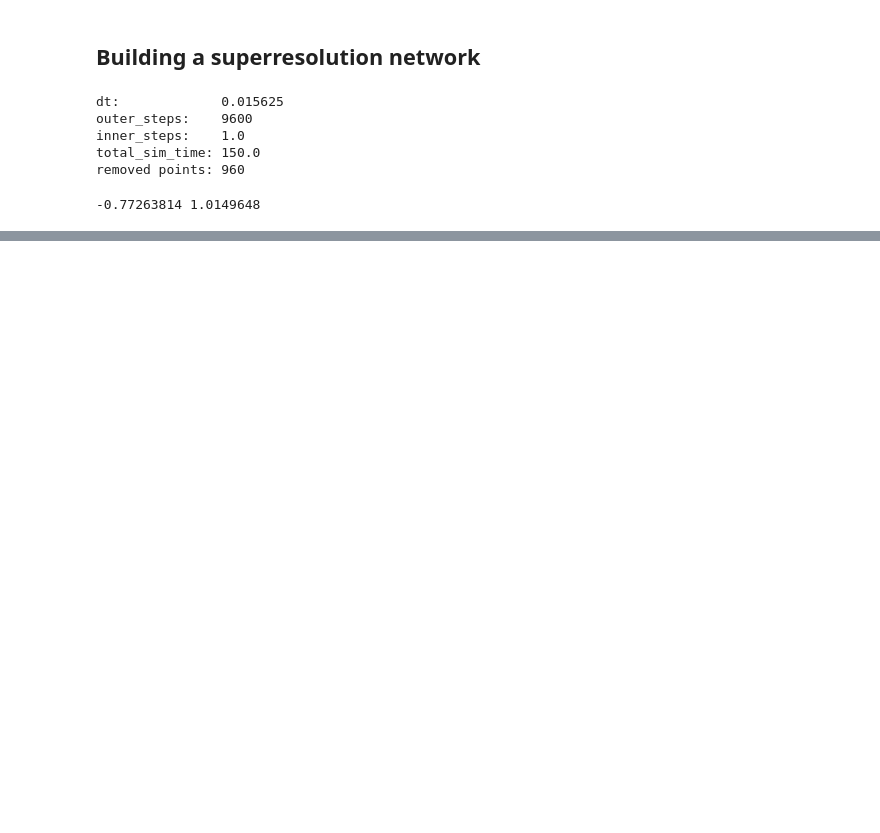
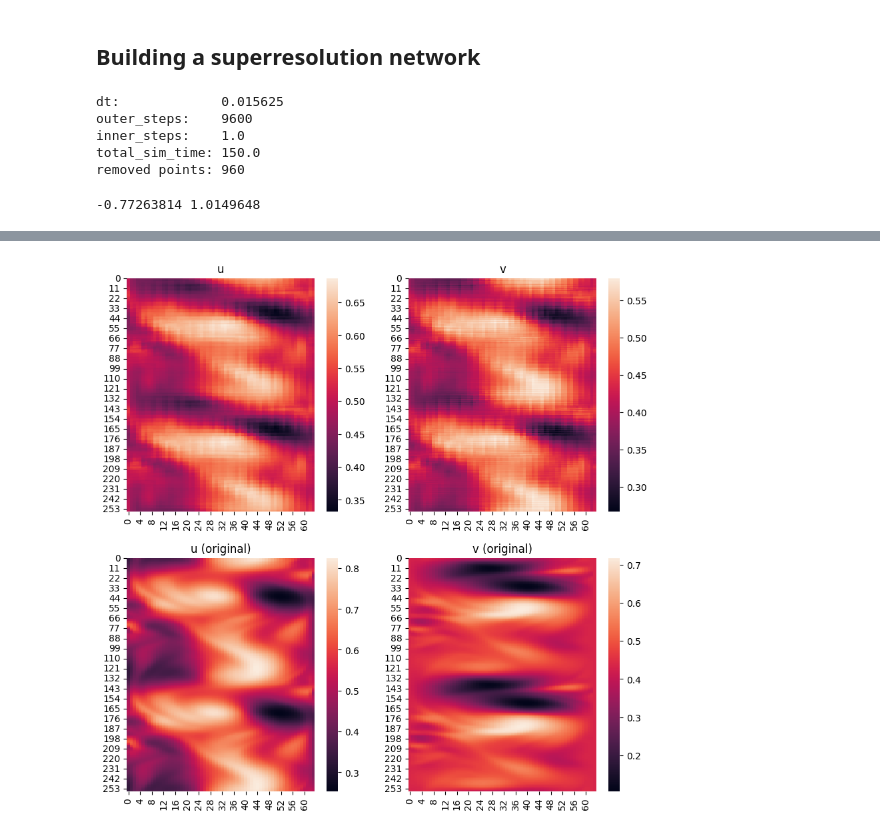
Before and after one commit to diegodelc/jax-cfd, a Jupyter notebook: notebooks/hybrid_model/first_superresolution.ipynb, the cells around one changed output, grey strips where cells are left out. Saved outputs shown, nothing was run; the diff lists cells and outputs as text; code cells hidden in the pictures; blank space fills up the shorter version.

```diff
--- a/notebooks/hybrid_model/first_superresolution.ipynb
+++ b/notebooks/hybrid_model/first_superresolution.ipynb
@@ -405,0 +402,16 @@ axs[1].title.set_text("High-res minus low resolution")
+# %%
+fig, axs = plt.subplots(2,2, facecolor='w', edgecolor='k',figsize=(10,10))
+# fig.subplots_adjust(hspace = .5, wspace=.1)
+axs = axs.ravel()
+
+im = seaborn.heatmap(pred[:,:,0],ax = axs[0])
+axs[0].title.set_text("u")
+im = seaborn.heatmap(pred[:,:,1],ax = axs[1])
+axs[1].title.set_text("v")
+
+im = seaborn.heatmap(Y_test[num,:,:,0],ax = axs[2])
+axs[2].title.set_text("u (original)")
+im = seaborn.heatmap(Y_test[num,:,:,1],ax = axs[3])
+axs[3].title.set_text("v (original)")
+# %% [output]
+[figure, added]
```
Also changed, not shown: parts of 15 cells of this notebook, 1 other file.
